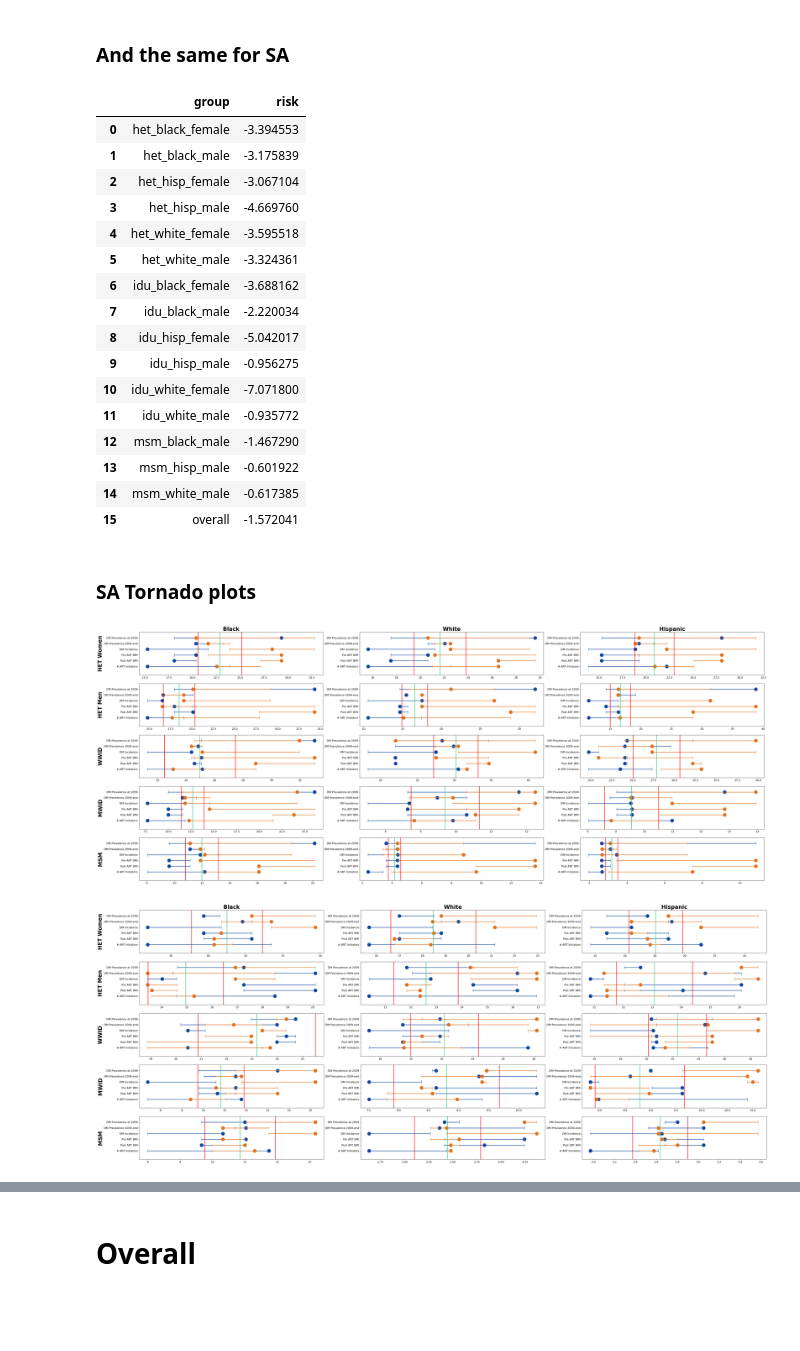
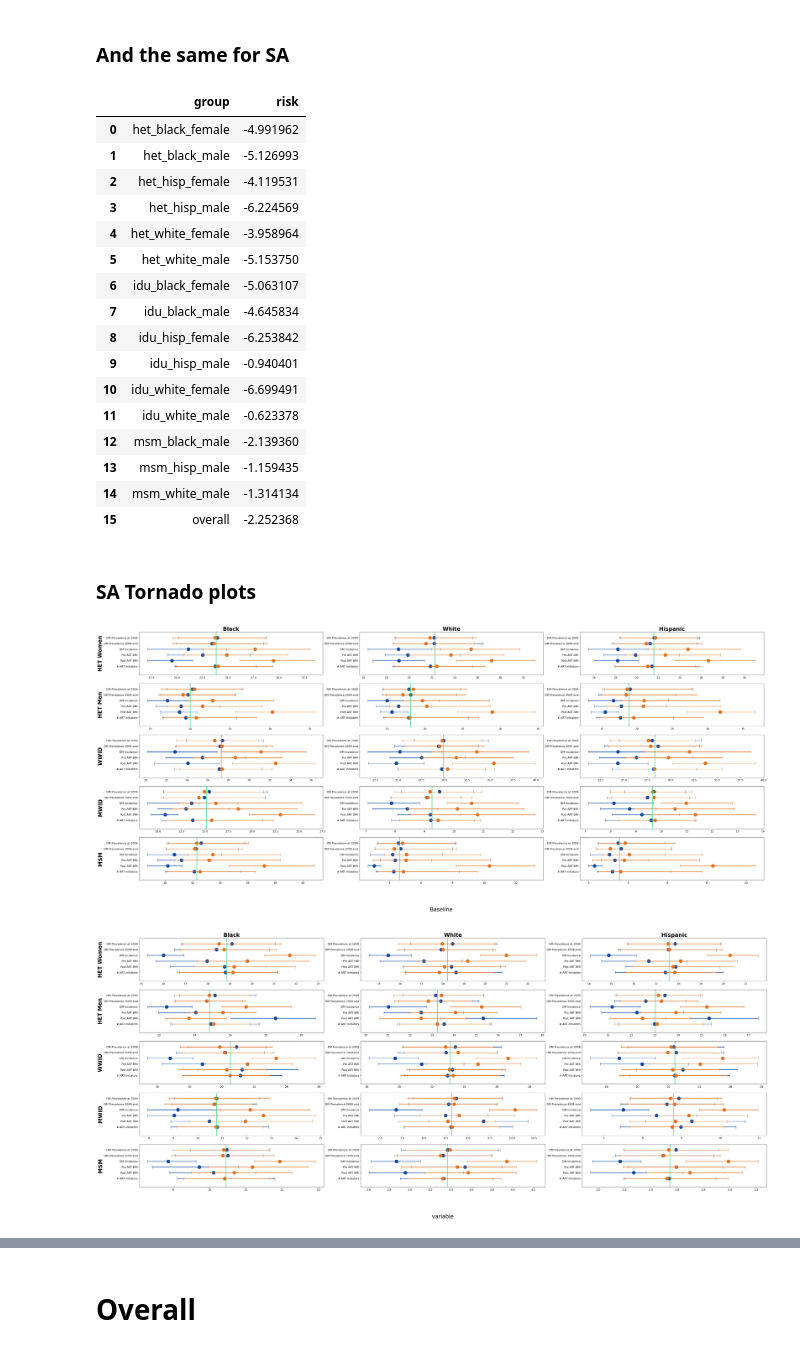
Before and after one commit to PearlHivModelingTeam/pearlModel, a Jupyter notebook: scripts/sa_notebook.ipynb, the cells around one changed output, grey strips where cells are left out. Saved outputs shown, nothing was run; the diff lists cells and outputs as text; code cells hidden in the pictures; blank space fills up the shorter version.

```diff
--- a/scripts/sa_notebook.ipynb
+++ b/scripts/sa_notebook.ipynb
@@ -17,15 +17,10 @@ from pearl.post_processing.bmi import (
 )
 # %%
 num_samples = 2000
-#baseline = Path("/workspaces/pearlModel/out/1000_SA/S0_1000/combined")
-#variable = Path("/workspaces/pearlModel/out/1000_SA/S3_1000/combined")
-#baseline_sa = Path("/workspaces/pearlModel/out/1000_SA/S0_SA_1000/combined")
-#variable_sa = Path("/workspaces/pearlModel/out/1000_SA/S3_SA_1000/combined")
-
-baseline = Path("/workspaces/pearlModel/out/S0_10/combined")
-variable = Path("/workspaces/pearlModel/out/S3_10/combined")
-baseline_sa = Path("/workspaces/pearlModel/out/S0_SA_10/combined")
-variable_sa = Path("/workspaces/pearlModel/out/S3_SA_10/combined")
+baseline = Path("/workspaces/pearlModel/out/S0_1000/combined")
+variable = Path("/workspaces/pearlModel/out/S3_1000/combined")
+baseline_sa = Path("/workspaces/pearlModel/out/S0_SA_1000/combined")
+variable_sa = Path("/workspaces/pearlModel/out/S3_SA_1000/combined")
 # %%
 target_columns = ['dm_prevalence_prev',
                   'dm_prevalence',
@@ -92,10 +87,6 @@ bmi_int_dm_prev_baseline_sa = dd.read_parquet(baseline_sa / "dm_final_output.par
 # load the baseline data
 bmi_int_dm_prev_baseline = dd.read_parquet(baseline / "dm_final_output.parquet")
 bmi_int_dm_prev_baseline_sa = dd.read_parquet(baseline_sa / "dm_final_output.parquet")
-
-# reduce to manageable subset
-bmi_int_dm_prev_baseline = bmi_int_dm_prev_baseline[bmi_int_dm_prev_baseline['replication'] < 20]
-bmi_int_dm_prev_baseline_sa = bmi_int_dm_prev_baseline_sa[bmi_int_dm_prev_baseline_sa['replication'] <20]
 # %%
 # add overall
 bmi_int_dm_prev_baseline = add_overall(bmi_int_dm_prev_baseline)
@@ -314,22 +305,22 @@ baseline_risk_difference_df_sa_relative = risk_df_sa_relative.groupby('group').m
 baseline_risk_difference_df_sa
 # %% [output]
 |  | group | risk |
-| 0 | het_black_female | -3.394553 |
-| 1 | het_black_male | -3.175839 |
-| 2 | het_hisp_female | -3.067104 |
-| 3 | het_hisp_male | -4.669760 |
-| 4 | het_white_female | -3.595518 |
-| 5 | het_white_male | -3.324361 |
-| 6 | idu_black_female | -3.688162 |
-| 7 | idu_black_male | -2.220034 |
-| 8 | idu_hisp_female | -5.042017 |
-| 9 | idu_hisp_male | -0.956275 |
-| 10 | idu_white_female | -7.071800 |
-| 11 | idu_white_male | -0.935772 |
-| 12 | msm_black_male | -1.467290 |
-| 13 | msm_hisp_male | -0.601922 |
-| 14 | msm_white_male | -0.617385 |
-| 15 | overall | -1.572041 |
+| 0 | het_black_female | -4.991962 |
+| 1 | het_black_male | -5.126993 |
+| 2 | het_hisp_female | -4.119531 |
+| 3 | het_hisp_male | -6.224569 |
+| 4 | het_white_female | -3.958964 |
+| 5 | het_white_male | -5.153750 |
+| 6 | idu_black_female | -5.063107 |
+| 7 | idu_black_male | -4.645834 |
+| 8 | idu_hisp_female | -6.253842 |
+| 9 | idu_hisp_male | -0.940401 |
+| 10 | idu_white_female | -6.699491 |
+| 11 | idu_white_male | -0.623378 |
+| 12 | msm_black_male | -2.139360 |
+| 13 | msm_hisp_male | -1.159435 |
+| 14 | msm_white_male | -1.314134 |
+| 15 | overall | -2.252368 |
 # %% [markdown]
 ### SA Tornado plots
 # %%
@@ -453,7 +444,7 @@ variable_tornado_vals['variable'] = variable_tornado_vals['variable'].map(variab
 difference_tornado_vals['variable'] = difference_tornado_vals['variable'].map(variable_name_map)
 relative_tornado_vals['variable'] = relative_tornado_vals['variable'].map(variable_name_map)
 # %%
-def multi_tornado_plot(tornado_vals, baseline_vals):
+def multi_tornado_plot(tornado_vals, baseline_vals, x_axis_title):
     # create an axis
     fig, axs = plt.subplots(5, 3, figsize=(50, 20))
 
@@ -515,22 +506,20 @@ def multi_tornado_plot(tornado_vals, baseline_vals):
         # Add vertical line for median value
         ax.axvline(base, color=color_line, linewidth=2, label='Median value')
 
-        # add vertical line for the 90% and 110% of baseline
-        ax.axvline(base*0.9, color="red", linewidth=2, label='Median value')
-        ax.axvline(base*1.1, color="red", linewidth=2, label='Median value')
-
         # Modify the graph
         ax.set_ylim([-1.5, 6])
         ax.set_yticks(ys)
         ax.set_yticklabels(y_tick_label)
         ax.tick_params(axis='both', which='major', labelsize=12)
 
+    fig.supxlabel(x_axis_title, fontsize=24)
+
     return fig
 # %%
-fig = multi_tornado_plot(baseline_tornado_vals, baseline_risk_sa_median)
+fig = multi_tornado_plot(baseline_tornado_vals, baseline_risk_sa_median, "Baseline")
 # %% [output]
-[figure, old version]
+[figure, new version]
 # %%
-fig = multi_tornado_plot(variable_tornado_vals, variable_risk_sa_median)
+fig = multi_tornado_plot(variable_tornado_vals, variable_risk_sa_median, "variable")
 # %% [output]
-[figure, old version]
+[figure, new version]
```
Also changed, not shown: parts of 18 cells of this notebook, 3 other files.
